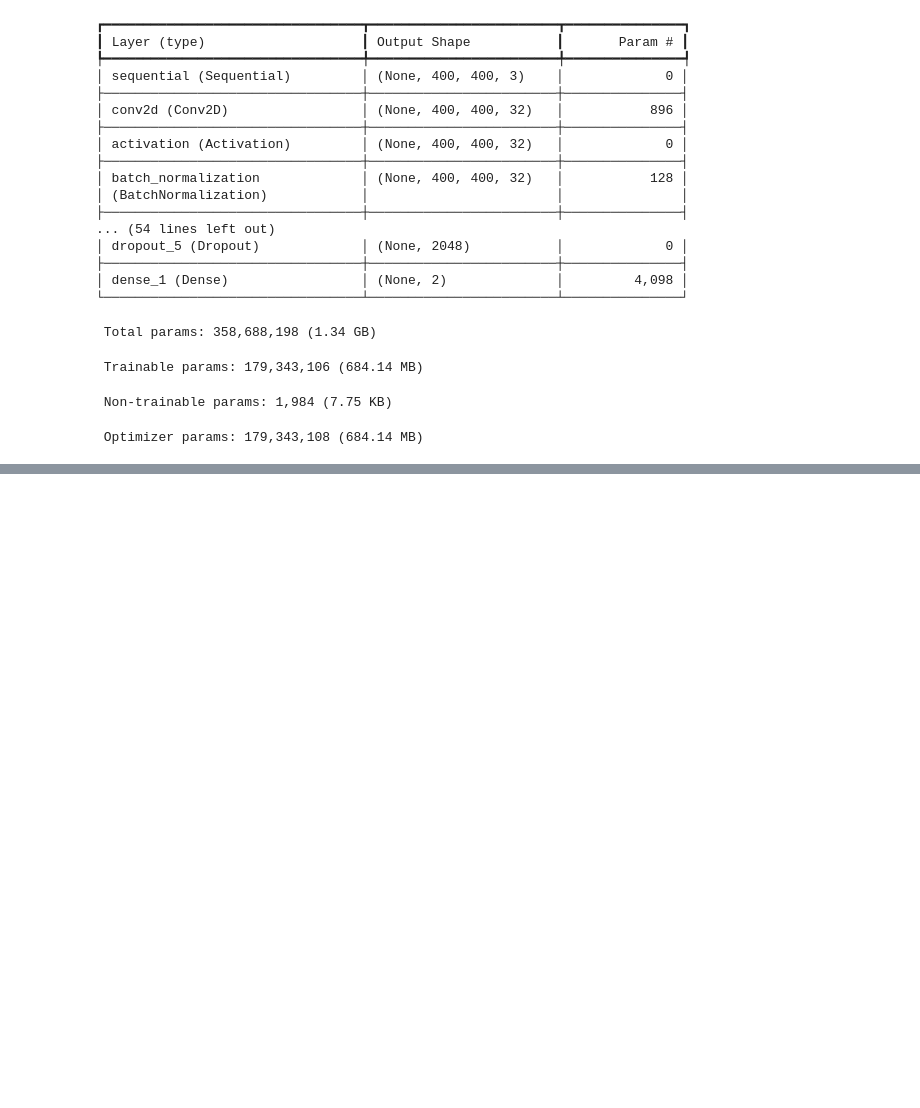
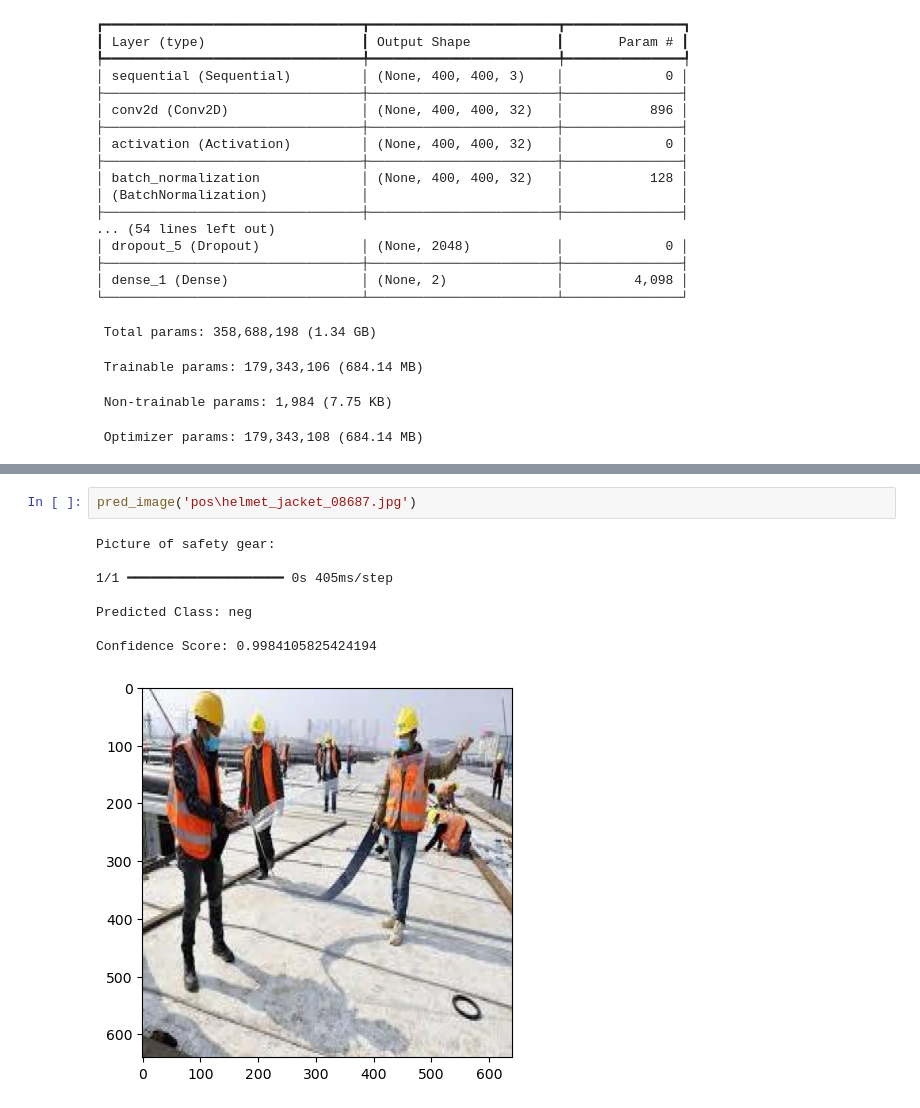
Before and after one commit to alfredoh90/Capstone3, a Jupyter notebook: Notebooks/validation.ipynb, the cells around one changed output, grey strips where cells are left out. Drawn from its saved outputs; the diff is of its cells as text; blank space fills up the shorter version.

```diff
--- a/Notebooks/validation.ipynb
+++ b/Notebooks/validation.ipynb
@@ -199,0 +264,11 @@ Confidence Score: 0.9998044967651367
+# %%
+pred_image('pos\helmet_jacket_08687.jpg')
+# %% [output]
+Picture of safety gear:
+
+1/1 ━━━━━━━━━━━━━━━━━━━━ 0s 405ms/step
+
+Predicted Class: neg
+
+Confidence Score: 0.9984105825424194
+[figure, added]
```
Also changed, not shown: parts of 31 cells of this notebook, 1 other file.
